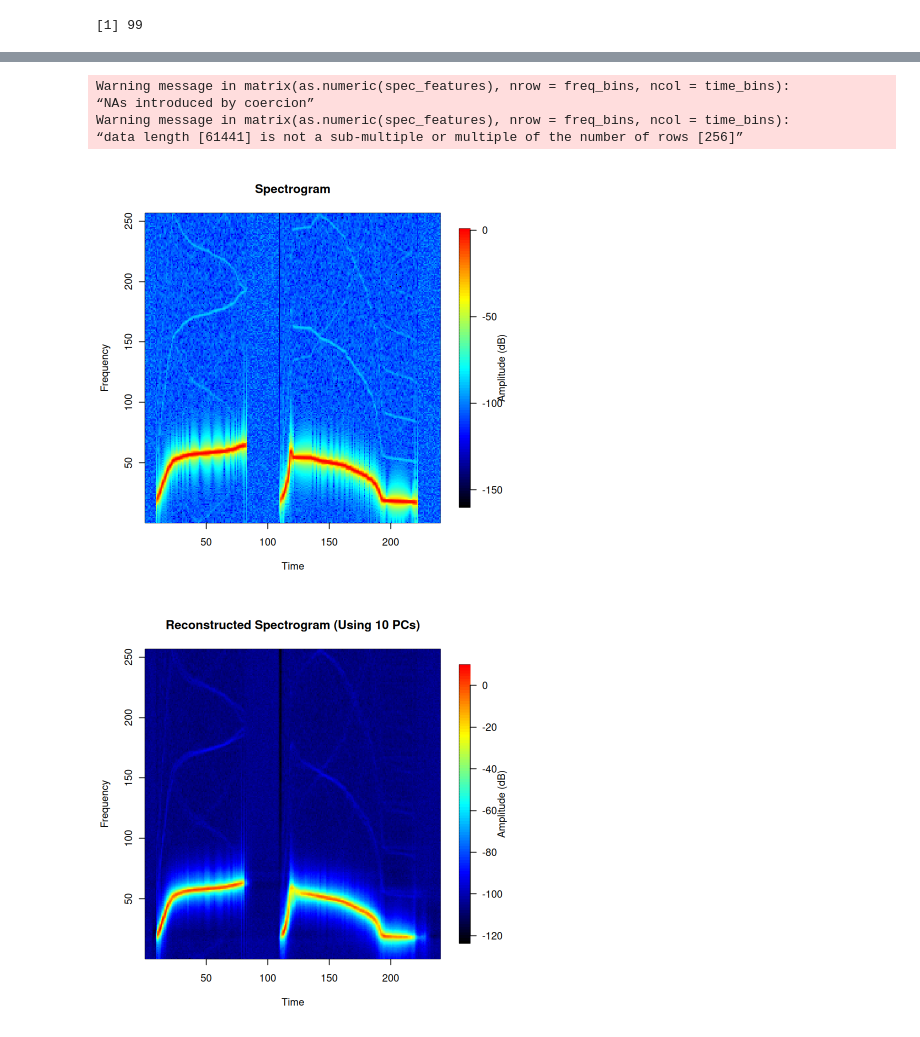
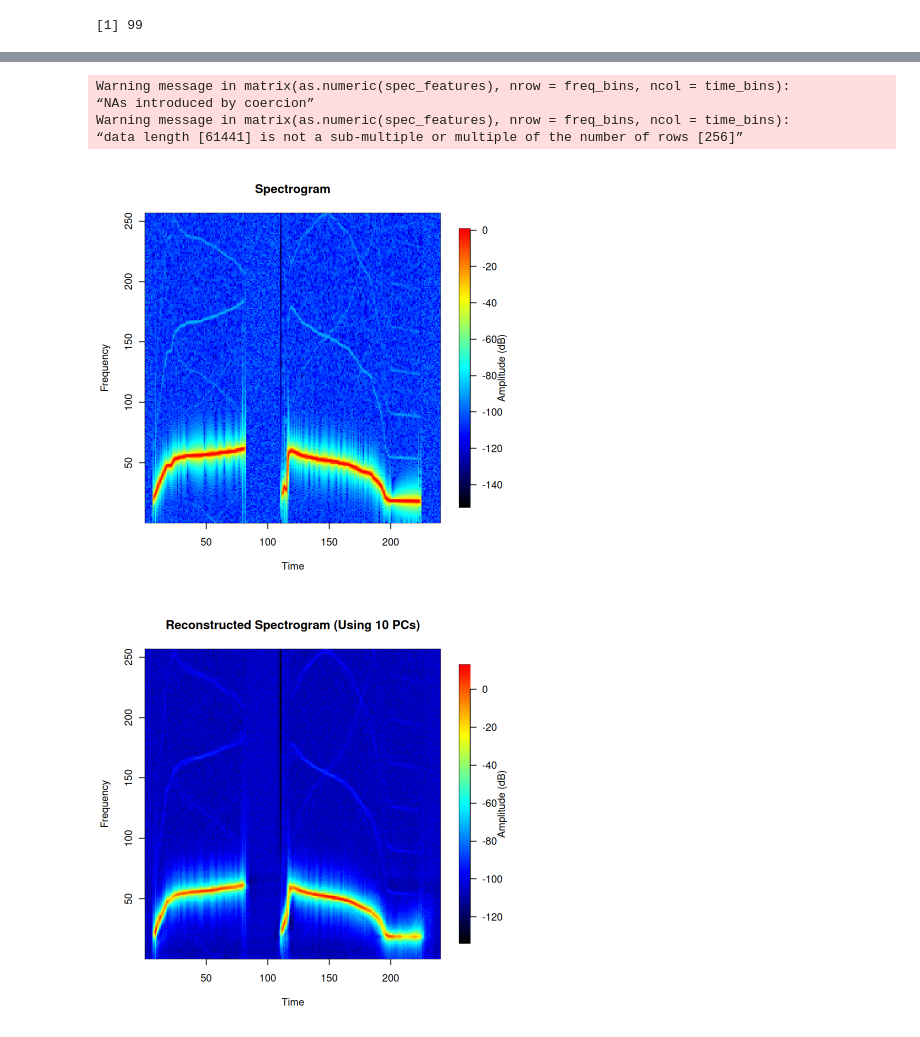
Before and after one commit to bapt-mat/DataMining_project, a Jupyter notebook: extract_features.ipynb, the cells around one changed output, grey strips where cells are left out. Saved outputs shown, nothing was run; the diff lists cells and outputs as text; code cells hidden in the pictures.

```diff
--- a/extract_features.ipynb
+++ b/extract_features.ipynb
@@ -581,30 +482,30 @@ saveRDS(pca_df,file = "./data/Propagation_experiments/df_signals_pca.rds")
 # %%
-num_spectro <- 505
+num_spectro <- 495
 spectrogram <- combined_df_signals[num_spectro, ]
 spec_features <- spectrogram[1:(ncol(spectrogram) - 1)]
 
 plot_spectro(spec_features)
 
 num_components <- 10
 
 pca_components <- pca_signals$rotation
 pca_score <- pca_signals$x[num_spectro, 1:num_components]
 
 reconstructed_features <- pca_score%*% t(pca_components[, 1:num_components])
 
 if (!is.null(pca_signals$scale)) {
   reconstructed_features <- scale(reconstructed_features, center = FALSE, scale = 1 / pca_signals$scale)
 }
 
 if (!is.null(pca_signals$center)) {
   reconstructed_features <- scale(reconstructed_features, center = -pca_signals$center, scale = FALSE)
 }
 
 plot_reconstructed_spectro(reconstructed_features, num_components)
 # %% [output]
 Warning message in matrix(as.numeric(spec_features), nrow = freq_bins, ncol = time_bins):
 “NAs introduced by coercion”
 Warning message in matrix(as.numeric(spec_features), nrow = freq_bins, ncol = time_bins):
 “data length [61441] is not a sub-multiple or multiple of the number of rows [256]”
-[figure, old version]
+[figure, new version]
-[figure, old version]
+[figure, new version]
```
Also changed, not shown: parts of 20 cells of this notebook, 13 other files.
